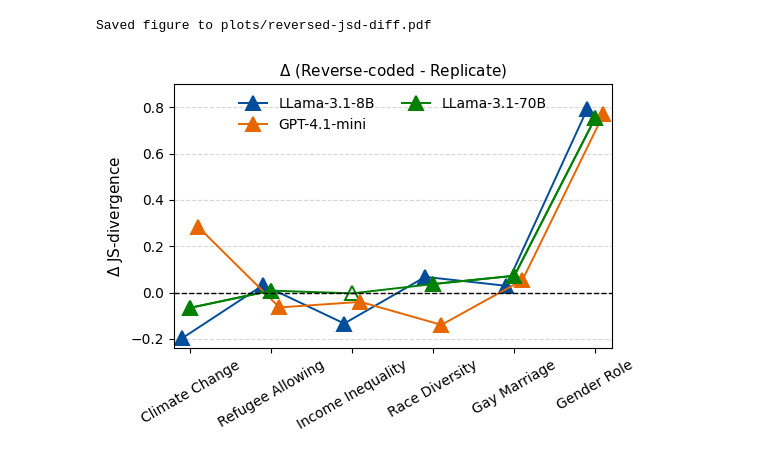
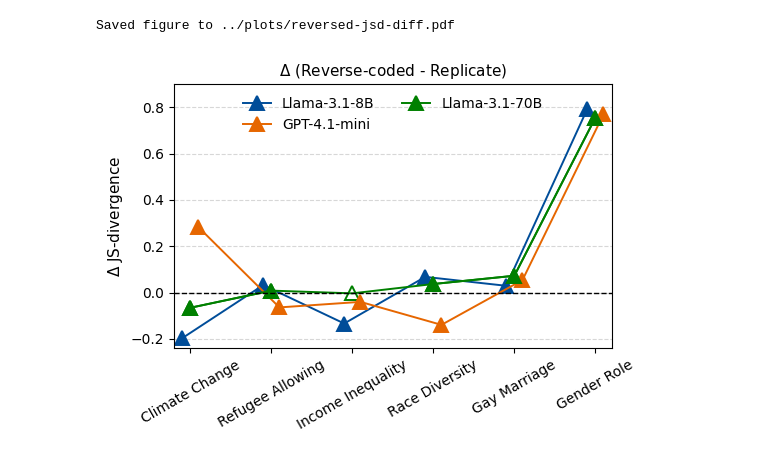
Before and after one commit to songgaojundeng/mitigating-social-desirability-bias, a Jupyter notebook: results-analysis/Condition_Effect_Analysis.ipynb, the cells around one changed output. Saved outputs shown, nothing was run; the diff lists cells and outputs as text; code cells hidden in the pictures.

Commit message:
Updated data paths in analysis code

```diff
--- a/results-analysis/Condition_Effect_Analysis.ipynb
+++ b/results-analysis/Condition_Effect_Analysis.ipynb
@@ -32,25 +32,25 @@ def get_counts(path, qids): #function to get a dict with counts for each questio
 # %%
 # GPT4.1
 # T=0
-replicate_results_gpt41 = get_counts("Publication Results/Gpt4.1-Mini-Determinstic/main_mq_results/full_results_2020_", qids)
-reformulated_results_gpt41 = get_counts("Publication Results/Gpt4.1-Mini-Determinstic/main_mq_reform_results/full_results_2020_", qids)
-priming_results_gpt41 = get_counts("Publication Results/Gpt4.1-Mini-Determinstic/main_mq_priming_results/full_results_2020_", qids)
-preamble_results_gpt41 = get_counts("Publication Results/Gpt4.1-Mini-Determinstic/main_mq_preamble_results/full_results_2020_", qids)
-reversed_results_gpt41 = get_counts("Publication Results/Gpt4.1-Mini-Determinstic/main_mq_reverseV2_results/full_results_2020_", qids_reverse_coded)
+replicate_results_gpt41 = get_counts("../Publication Results/Gpt4.1-Mini-Determinstic/main_mq_results/full_results_2020_", qids)
+reformulated_results_gpt41 = get_counts("../Publication Results/Gpt4.1-Mini-Determinstic/main_mq_reform_results/full_results_2020_", qids)
+priming_results_gpt41 = get_counts("../Publication Results/Gpt4.1-Mini-Determinstic/main_mq_priming_results/full_results_2020_", qids)
+preamble_results_gpt41 = get_counts("../Publication Results/Gpt4.1-Mini-Determinstic/main_mq_preamble_results/full_results_2020_", qids)
+reversed_results_gpt41 = get_counts("../Publication Results/Gpt4.1-Mini-Determinstic/main_mq_reverseV2_results/full_results_2020_", qids_reverse_coded)
 
 # llama8b
-replicate_results_llama8b = get_counts("Publication Results/8B-Llama/main_mq_results/full_results_2020_", qids)
-reformulated_results_llama8b = get_counts("Publication Results/8B-Llama/main_mq_reform_3rdP_results/full_results_2020_", qids)
-priming_results_llama8b = get_counts("Publication Results/8B-Llama/Priming/Original/full_results_2020_", qids)
-preamble_results_llama8b = get_counts("Publication Results/8B-Llama/Preamble/Original/full_results_2020_", qids)
-reversed_results_llama8b = get_counts("Publication Results/8B-Llama/main_mq_reverseV2_results/full_results_2020_", qids_reverse_coded)
+replicate_results_llama8b = get_counts("../Publication Results/8B-Llama/main_mq_results/full_results_2020_", qids)
+reformulated_results_llama8b = get_counts("../Publication Results/8B-Llama/main_mq_reform_3rdP_results/full_results_2020_", qids)
+priming_results_llama8b = get_counts("../Publication Results/8B-Llama/Priming/Original/full_results_2020_", qids)
+preamble_results_llama8b = get_counts("../Publication Results/8B-Llama/Preamble/Original/full_results_2020_", qids)
+reversed_results_llama8b = get_counts("../Publication Results/8B-Llama/main_mq_reverseV2_results/full_results_2020_", qids_reverse_coded)
 
 # llama70b
-replicate_results_llama70b = get_counts("Publication Results/70B-Llama/main_mq_results/full_results_2020_", qids)
-reformulated_results_llama70b = get_counts("Publication Results/70B-Llama/main_mq_reform_results/full_results_2020_", qids)
-priming_results_llama70b = get_counts("Publication Results/70B-Llama/main_mq_priming_results/full_results_2020_", qids)
-preamble_results_llama70b = get_counts("Publication Results/70B-Llama/main_mq_preamble_results/full_results_2020_", qids)
-reversed_results_llama70b = get_counts("Publication Results/70B-Llama/main_mq_reverseV2_results/full_results_2020_", qids_reverse_coded)
+replicate_results_llama70b = get_counts("../Publication Results/70B-Llama/main_mq_results/full_results_2020_", qids)
+reformulated_results_llama70b = get_counts("../Publication Results/70B-Llama/main_mq_reform_results/full_results_2020_", qids)
+priming_results_llama70b = get_counts("../Publication Results/70B-Llama/main_mq_priming_results/full_results_2020_", qids)
+preamble_results_llama70b = get_counts("../Publication Results/70B-Llama/main_mq_preamble_results/full_results_2020_", qids)
+reversed_results_llama70b = get_counts("../Publication Results/70B-Llama/main_mq_reverseV2_results/full_results_2020_", qids_reverse_coded)
 # %%
 from copy import deepcopy
 def reverse_answers(rever_coded_V2_results):
@@ -100,7 +100,7 @@ def get_human_counts(path, qids): #getting results from anes 2020
 
      return human_values
 
-human_results = get_human_counts("data/2020 ANES_test.csv", qids)
+human_results = get_human_counts("../data/2020 ANES_test.csv", qids)
 # %%
 #JSD divergence is a more numerically stable version of KL-divergence - better for our case
 def jsd_divergence_between_sets(set1, set2, base=2):
@@ -440,7 +444,7 @@ label1, label2, label3, output_path='',title=''):
         print(f"Saved figure to {output_path}")
 # %%
 plot_diff_JSD_by_condition_reversed(diff_reversed_vs_replicate_llama8b, diff_reversed_vs_replicate_llama70b, diff_reversed_vs_replicate_gpt41,
-                           'LLama-3.1-8B', 'LLama-3.1-70B', "GPT-4.1-mini", '', '(Reverse-coded - Replicate)')
+                           'Llama-3.1-8B', 'Llama-3.1-70B', "GPT-4.1-mini", '../plots/reversed-jsd-diff.pdf', '(Reverse-coded - Replicate)')
 # %% [output]
-Saved figure to plots/reversed-jsd-diff.pdf
+Saved figure to ../plots/reversed-jsd-diff.pdf
-[figure, old version]
+[figure, new version]
```
Also changed, not shown: parts of 2 cells of this notebook, 5 other files.
